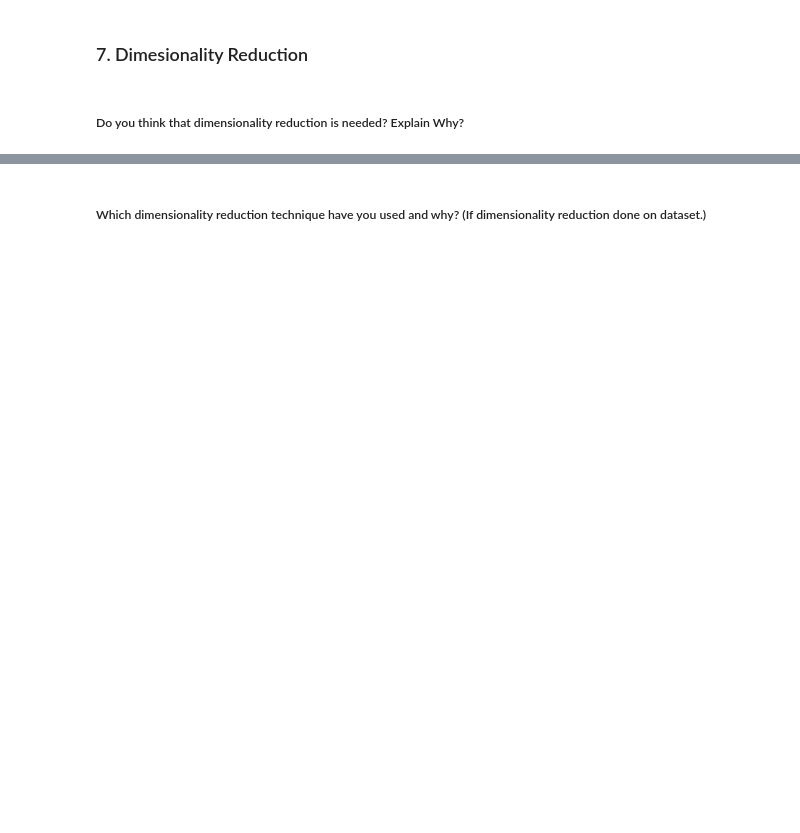
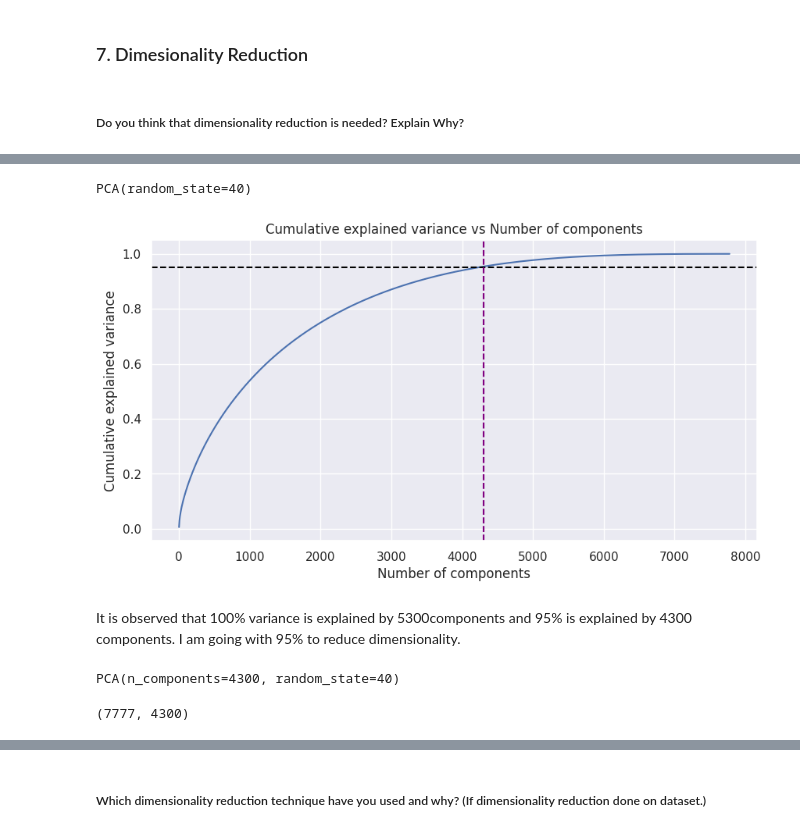
Before and after one commit to subhashsomarouthu/Netflix-Movies-and-TV-Shows-Clustering, a Jupyter notebook: Netflix_Movies_and_TV_Shows_Clustering.ipynb, the cells around one changed output, grey strips where cells are left out. Saved outputs shown, nothing was run; the diff lists cells and outputs as text; code cells hidden in the pictures; blank space fills up the shorter version.

```diff
--- a/Netflix_Movies_and_TV_Shows_Clustering.ipynb
+++ b/Netflix_Movies_and_TV_Shows_Clustering.ipynb
@@ -1241,0 +1470,14 @@ Answer Here.
+# %%
+# Normalizing Text (i.e., Stemming, Lemmatization etc.)
+#using Lemmatization
+from nltk.stem import WordNetLemmatizer
+
+# Create a lemmatizer
+lemmatizer = WordNetLemmatizer()
+
+def lemmatize_tokens(tokens):
+    lemmatized_tokens = [lemmatizer.lemmatize(token) for token in tokens]
+    return(''.join(lemmatized_tokens))
+
+# Lemmatize the 'Review' column
+df_copy['features'] = df_copy['features'].apply(lemmatize_tokens)
@@ -1253,0 +1505,8 @@ Answer Here.
+# %%
+# Vectorizing Text
+# Create an instance of the TF-IDF vectorizer
+vectorizer = TfidfVectorizer()
+
+# Fit the vectorizer on the text data
+vectorizer = TfidfVectorizer(sublinear_tf= True, min_df=5, norm='l2', stop_words='english')
+vectorizer.fit(df_copy['features'])
@@ -1253,0 +1515,7 @@ Answer Here.
+# %%
+# Transform the text data into TF-IDF vectors
+x= vectorizer.transform(df_copy['features']).toarray()
+
+print(x)
+print(f'shape of the vector : {x.shape}')
+print(f'datatype : {type(x)}')
@@ -1294,2 +1568,36 @@ Answer Here.
 # %%
 # DImensionality Reduction (If needed)
+# using PCA to reduce dimensionality
+
+pca = PCA(random_state=40)
+pca.fit(x)
+# %% [output]
+PCA(random_state=40)
+# %%
+#visualizing variance explained by number of components
+plt.figure(figsize=(10,5))
+plt.plot(np.cumsum(pca.explained_variance_ratio_))
+plt.title('Cumulative explained variance vs Number of components')
+plt.xlabel('Number of components')
+plt.ylabel('Cumulative explained variance')
+plt.axhline(y= 0.95, color='black', linestyle='--')
+plt.axvline(x= 4300, color='purple', linestyle='--')
+plt.show()
+# %% [output]
+[figure, added]
+# %% [markdown]
+It is observed that 100% variance is explained by 5300components and 95% is explained by 4300 components. I am going with 95% to reduce dimensionality.
+# %%
+#reduced components
+pca = PCA(random_state=40,n_components=4300)
+pca.fit(x)
+# %% [output]
+PCA(n_components=4300, random_state=40)
+# %%
+# transformed features
+x_trans = pca.transform(x)
+
+# shape of transformed vectors
+x_trans.shape
+# %% [output]
+(7777, 4300)
```
Also changed, not shown: parts of 109 cells of this notebook.
